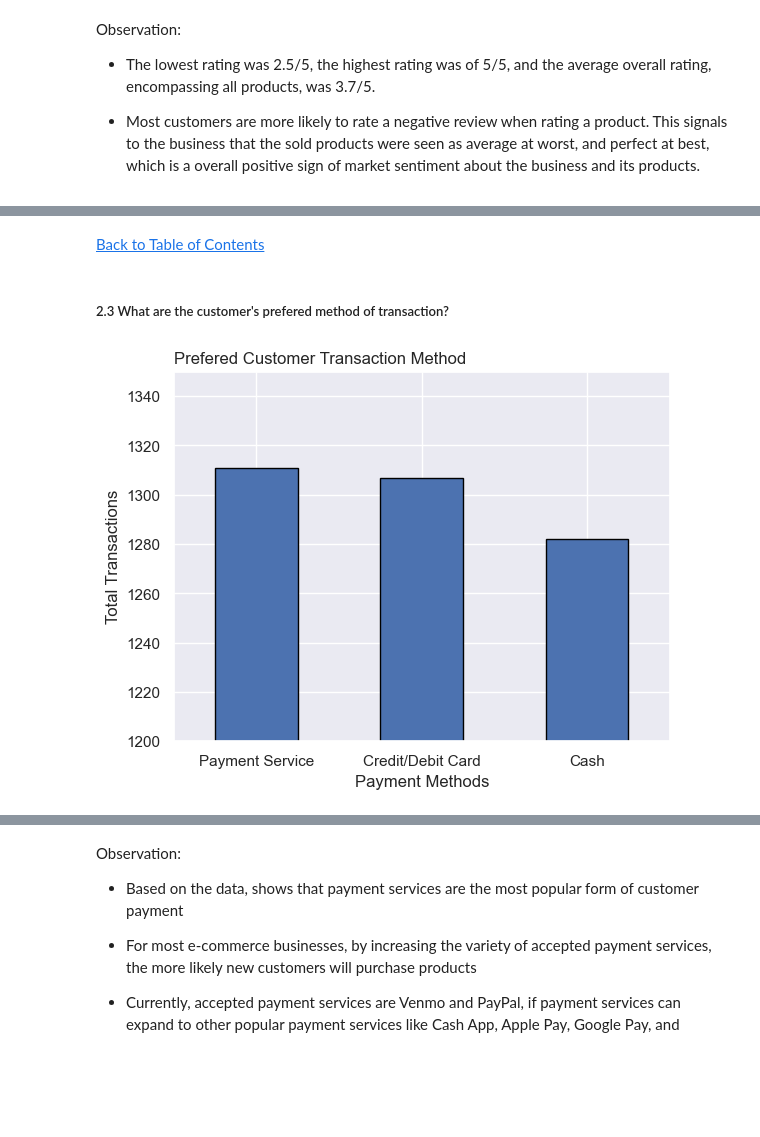
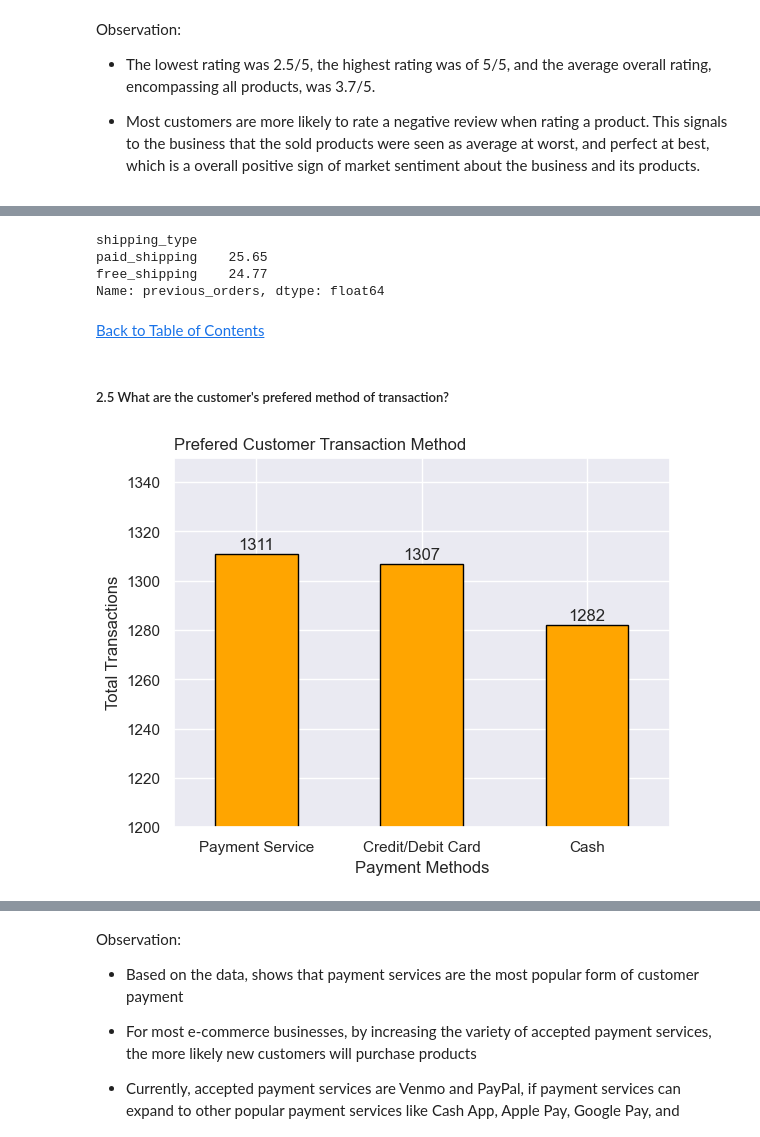
Before and after one commit to jasondo-da/shopping_behavior_analysis, a Jupyter notebook: shopping_behavior_analysis.ipynb, the cells around one changed output, grey strips where cells are left out. Saved outputs shown, nothing was run; the diff lists cells and outputs as text; code cells hidden in the pictures; blank space fills up the shorter version.

```diff
--- a/shopping_behavior_analysis.ipynb
+++ b/shopping_behavior_analysis.ipynb
@@ -225,7 +226,7 @@ df['sub_status'] = df['sub_status'].astype('category')
 
 df['shipping_type'] = df['shipping_type'].apply(clean_col)
 df['shipping_type'] = df['shipping_type'].astype('category')
-df['shipping_type'] = df['shipping_type'].replace('express', 'paid_shipping').replace('next day air', 'paid_shipping').replace('standard', 'paid_shipping').replace('2-day shipping', 'paid_shipping').replace('store pickup', 'free_shipping')
+df['shipping_type'] = df['shipping_type'].replace('express', 'paid_shipping').replace('next_day_air', 'paid_shipping').replace('standard', 'paid_shipping').replace('2-day_shipping', 'paid_shipping').replace('store_pickup', 'free_shipping')
 
 df['discount_applied'] = df['discount_applied'].apply(clean_col)
 df['discount_applied'] = df['discount_applied'].astype('category')
@@ -712,18 +880,40 @@ Observation:
+# %%
+df.groupby('shipping_type')['previous_orders'].mean().round(2)
+# %% [output]
+shipping_type
+paid_shipping    25.65
+free_shipping    24.77
+Name: previous_orders, dtype: float64
 # %% [markdown]
 [Back to Table of Contents](#back)
 # %% [markdown]
-##### 2.3 What are the customer's prefered method of transaction?
+##### 2.5 What are the customer's prefered method of transaction?
 # %%
 # To find the total number of users per payment method we can use value_counts on the
 # payment_method column
 
-df['payment_method'].value_counts().sort_values(ascending=False).plot(kind='bar',
-                                                                      edgecolor='black')
+quantity_payments_methods = df['payment_method'].value_counts().sort_values(ascending=False).plot(kind='bar',
+                                                                                                  color='orange',
+                                                                                                  edgecolor='black')
+
+# Creating loop to display numeric value on graphs
+for r in quantity_payments_methods.patches:
+    y_value = r.get_height()
+    x_value = r.get_x() + r.get_width() / 2
+    space = 1
+    label = '{:.0f}'.format(y_value)
+    quantity_payments_methods.annotate(label,
+                                       (x_value, y_value),
+                                       xytext=(0, space),
+                                       textcoords='offset points',
+                                       ha='center',
+                                       va='bottom')
+
 plt.title('Prefered Customer Transaction Method', loc='left')
 plt.xlabel('Payment Methods')
 plt.xticks([0, 1, 2], ['Payment Service', 'Credit/Debit Card', 'Cash'], rotation=0)
 plt.ylabel('Total Transactions')
 plt.ylim([1200, 1350])
 plt.show()
 # %% [output]
-[figure, old version]
+[figure, new version]
```
Also changed, not shown: parts of 30 cells of this notebook.
